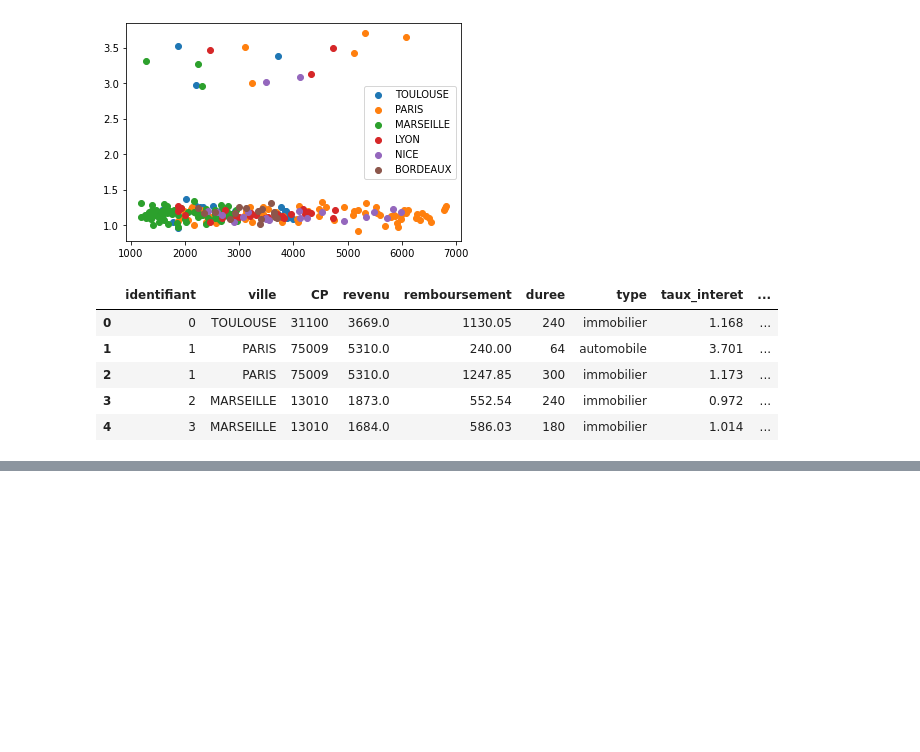
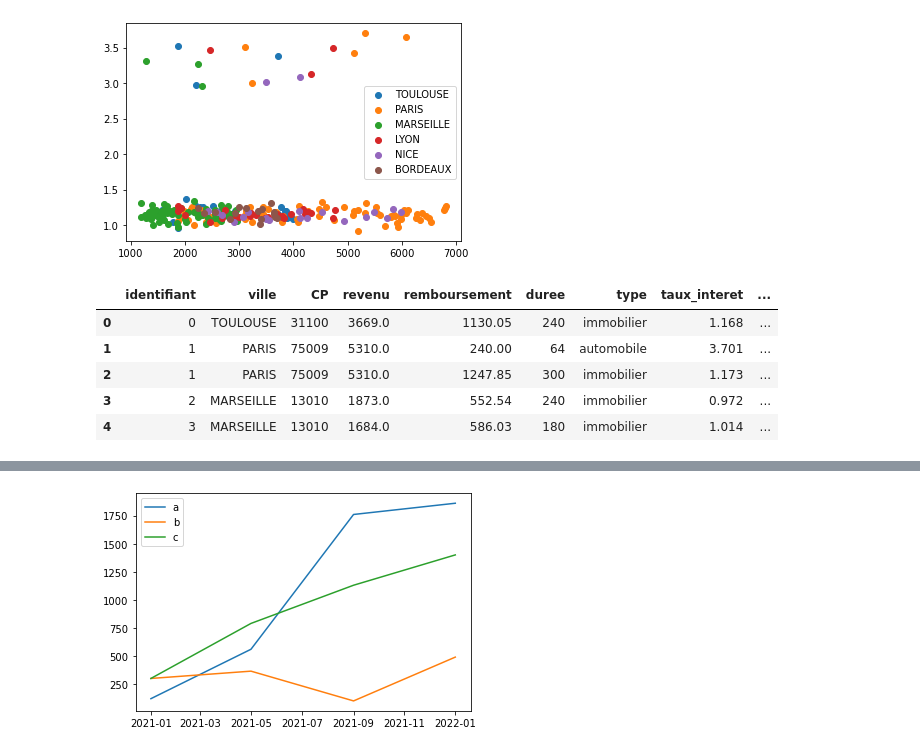
Before and after one commit to Charlot-DEDJINOU/Data-scientist, a Jupyter notebook: Les librairies Python pour la Data Science/matplotlib.ipynb, the cells around one changed output, grey strips where cells are left out. Cells and saved outputs as stored; diff of their text form; code cells hidden in the pictures; blank space fills up the shorter version.

```diff
--- a/Les librairies Python pour la Data Science/matplotlib.ipynb
+++ b/Les librairies Python pour la Data Science/matplotlib.ipynb
@@ -91,0 +98,17 @@ plt.show()
+# %%
+# création d'une Series de 4 dates
+dates = pd.to_datetime(['2021-01-01', '2021-05-01', '2021-09-01', '2022-01-01'])
+
+# création de 3 listes Y1, Y2 et Y3
+Y1 = [120, 560, 1760, 1860]
+Y2 = [300, 365, 100, 490]
+Y3 = [300, 790, 1130, 1400]
+
+plt.figure()
+plt.plot(dates, Y1, label='a')
+plt.plot(dates, Y2, label='b')
+plt.plot(dates, Y3, label='c')
+plt.legend()
+plt.show()
+# %% [output]
+[figure, added]
```
Also changed, not shown: parts of 5 cells of this notebook.
